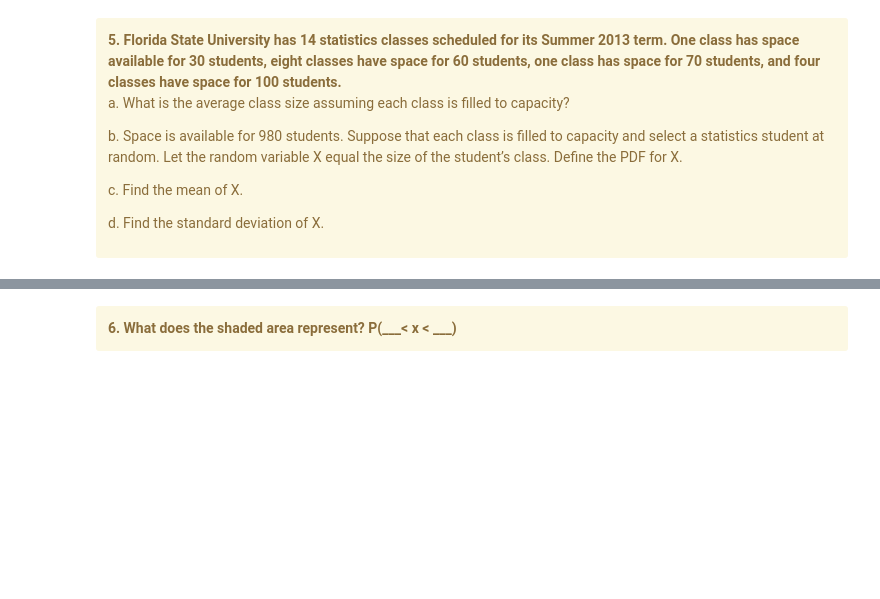
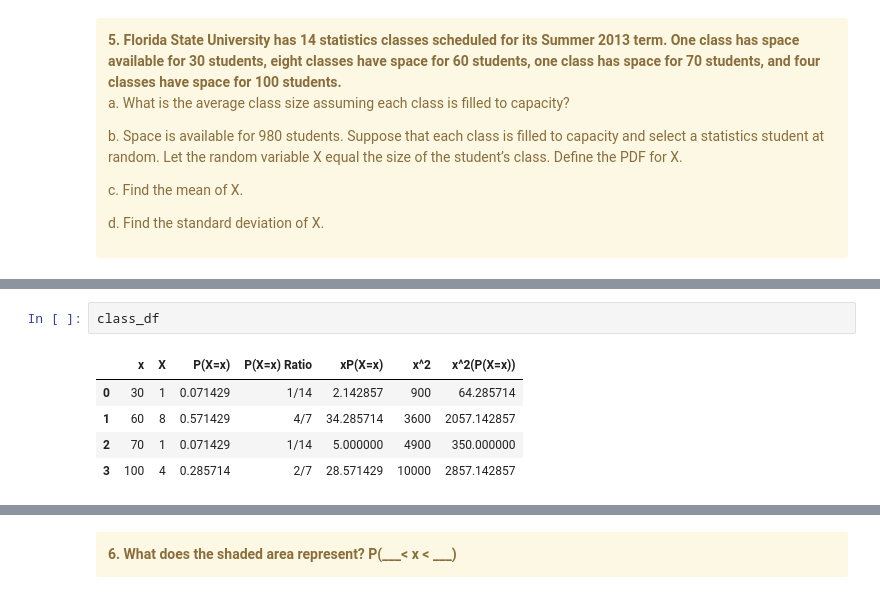
Before and after one commit to dgustave/Statistics, a Jupyter notebook: notebooks/Practice/probability_practice.ipynb, the cells around one changed output, grey strips where cells are left out. Drawn from its saved outputs; the diff is of its cells as text; blank space fills up the shorter version.

```diff
--- a/notebooks/Practice/probability_practice.ipynb
+++ b/notebooks/Practice/probability_practice.ipynb
@@ -119,0 +165,8 @@ Practice Exercises 2
+# %%
+class_df
+# %% [output]
+|  | x | X | P(X=x) | P(X=x) Ratio | xP(X=x) | x^2 | x^2(P(X=x)) |
+| 0 | 30 | 1 | 0.071429 | 1/14 | 2.142857 | 900 | 64.285714 |
+| 1 | 60 | 8 | 0.571429 | 4/7 | 34.285714 | 3600 | 2057.142857 |
+| 2 | 70 | 1 | 0.071429 | 1/14 | 5.000000 | 4900 | 350.000000 |
+| 3 | 100 | 4 | 0.285714 | 2/7 | 28.571429 | 10000 | 2857.142857 |
```
Also changed, not shown: parts of 7 cells of this notebook, 2 other files.
